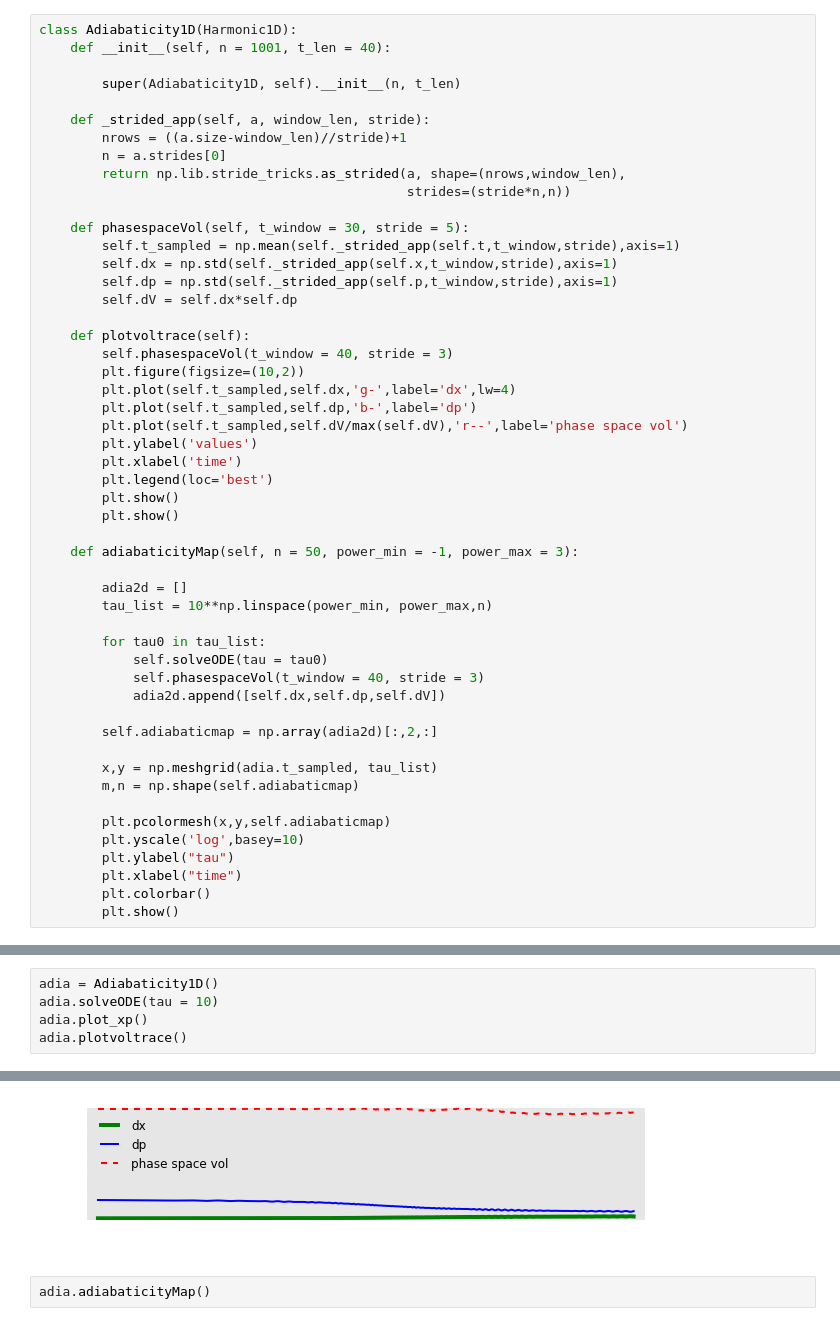
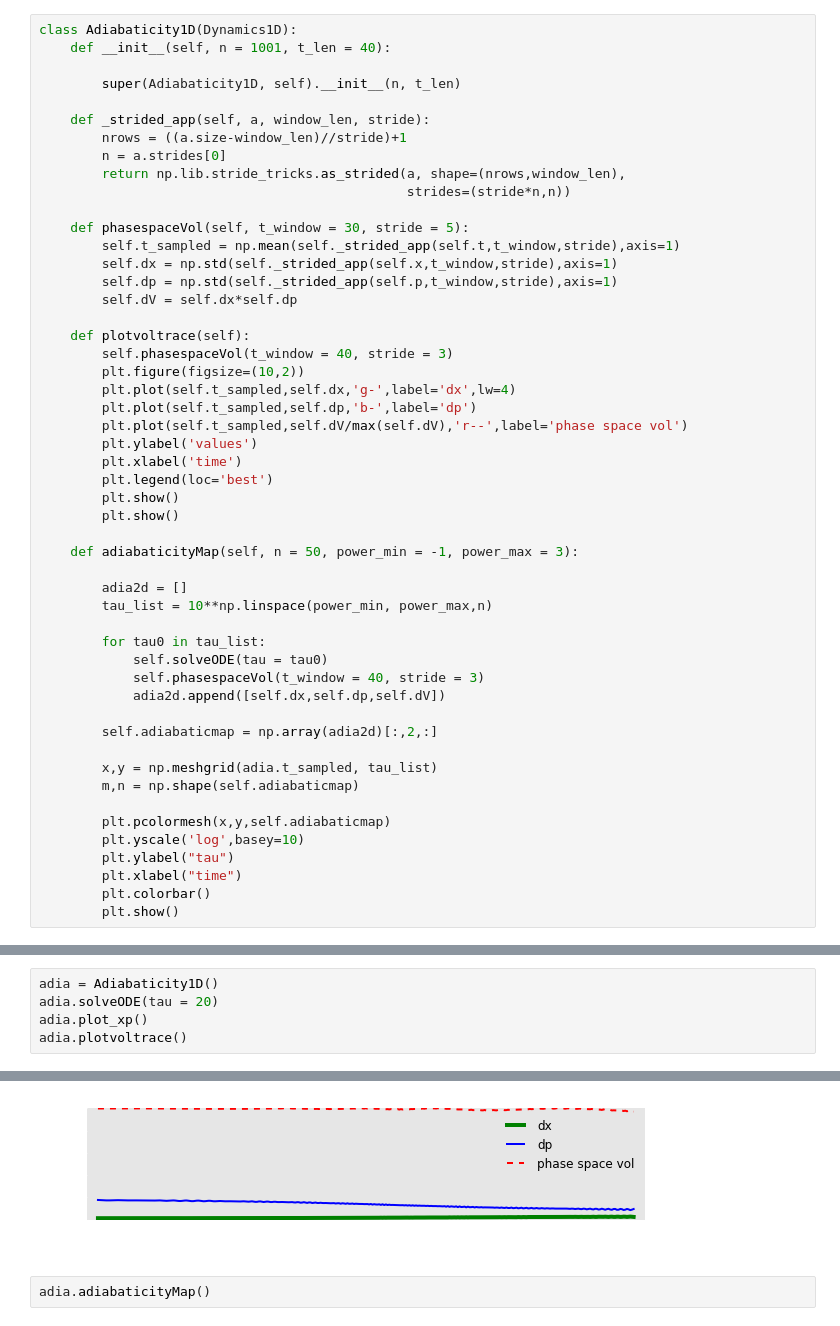
Before and after one commit to polnops/adiabatic_loading, a Jupyter notebook: tweezer_loading.ipynb, the cells around one changed output, grey strips where cells are left out. Cells and saved outputs as stored; diff of their text form.

```diff
--- a/tweezer_loading.ipynb
+++ b/tweezer_loading.ipynb
@@ -35,5 +149,5 @@ Mounted at /content/gdrive
 # %%
-class Adiabaticity1D(Harmonic1D):
+class Adiabaticity1D(Dynamics1D):
     def __init__(self, n = 1001, t_len = 40):
 
         super(Adiabaticity1D, self).__init__(n, t_len)
@@ -175,6 +286,6 @@ h1d.plot_animation(savepath = 'gaussian.mp4')
 # %%
 adia = Adiabaticity1D()
-adia.solveODE(tau = 10)
+adia.solveODE(tau = 20)
 adia.plot_xp()
 adia.plotvoltrace()
 # %% [output]
@@ -183,4 +294,4 @@ adia.plotvoltrace()
-[figure, old version]
+[figure, new version]
 # %%
 adia.adiabaticityMap()
 # %% [output]
```
Also changed, not shown: parts of 12 cells of this notebook.
